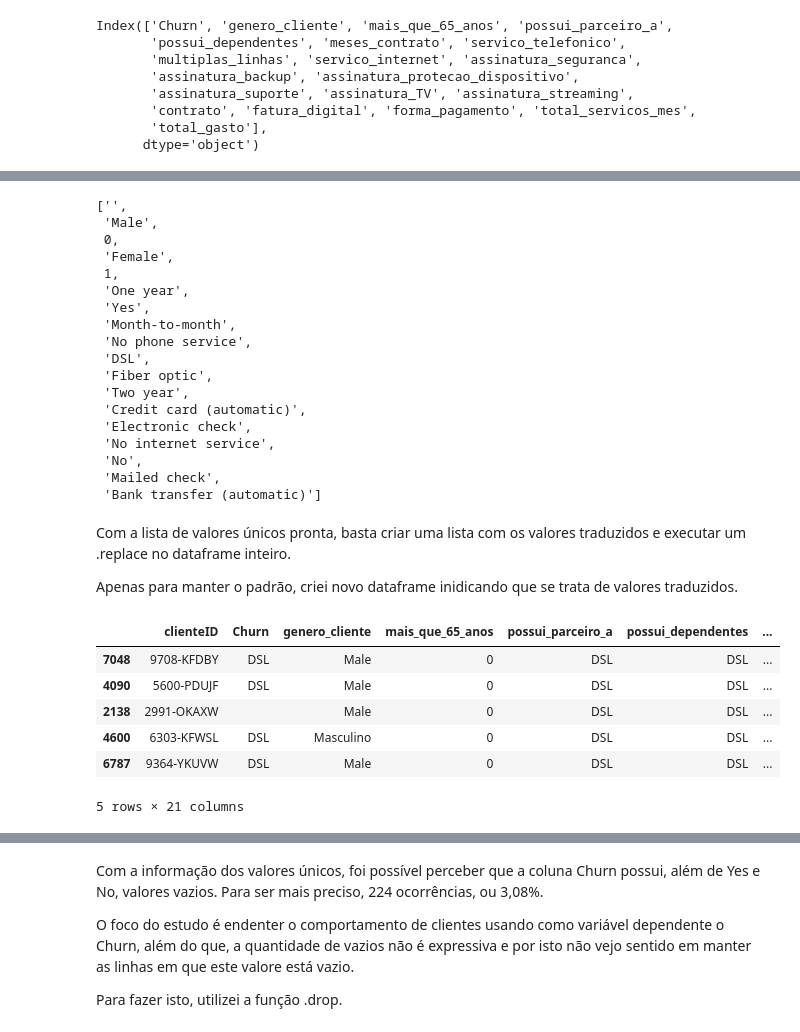
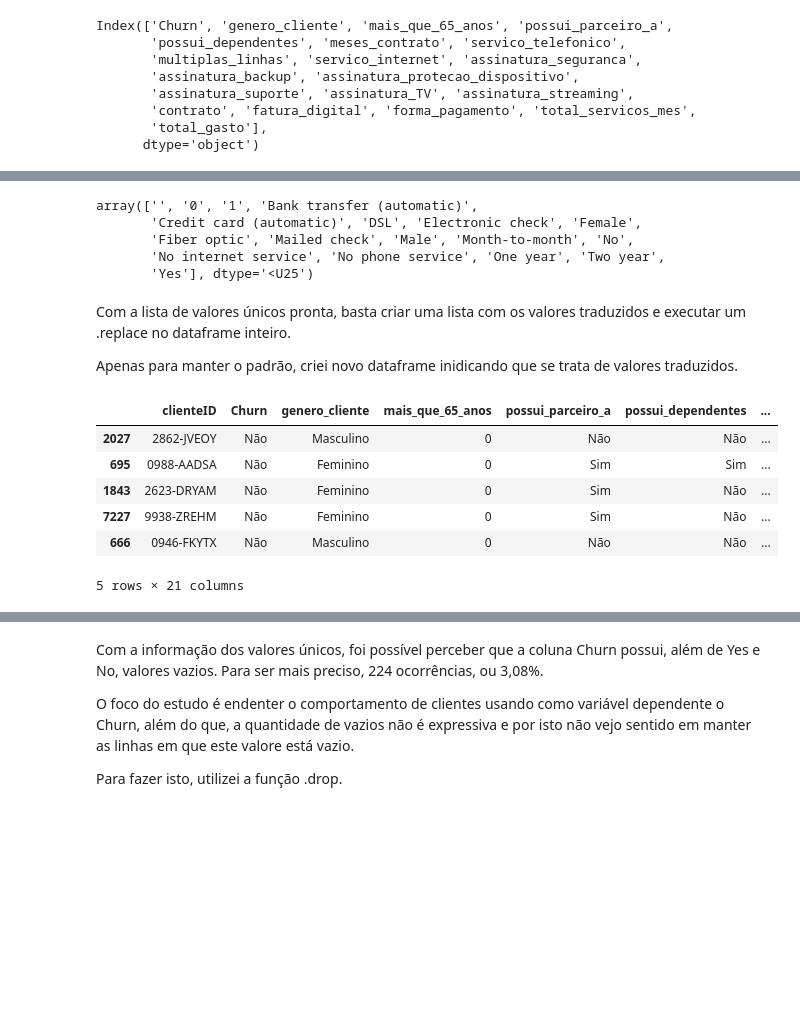
Before and after one commit to thiagocunha88/DataScience-Challenge_DS_Alura, a Jupyter notebook: Challenge_Alura_DS.ipynb, the cells around one changed output, grey strips where cells are left out. Saved outputs shown, nothing was run; the diff lists cells and outputs as text; code cells hidden in the pictures; blank space fills up the shorter version.

Commit message:
Corrigindo tradução, colocando tabela_valores_unicos em ordem

```diff
--- a/Challenge_Alura_DS.ipynb
+++ b/Challenge_Alura_DS.ipynb
@@ -180,19 +180,19 @@ Index(['Churn', 'genero_cliente', 'mais_que_65_anos', 'possui_parceiro_a',
        'total_gasto'],
       dtype='object')
 # %%
-def valores_unicos():
+def valores_unicos(df):
     lista_valores_unicos = []
-    for coluna in df_base.loc[:,'Churn':].columns:
-        if len(df_base[f'{coluna}'].unique()) > 5:
+    for coluna in df.loc[:,'Churn':].columns:
+        if len(df[f'{coluna}'].unique()) > 5:
             print(f'{coluna} contém muitos valores únicos, analisar com maior detalhamento.')
         else:
-            valores = df_base[f'{coluna}'].unique()
+            valores = df[f'{coluna}'].unique()
             lista_valores_unicos.extend(list(valores))
             print(f'{coluna}: ' + str(valores))
     lista_valores_unicos = list(set(lista_valores_unicos))
     return lista_valores_unicos
 # %%
-lista_valores_unicos = valores_unicos()
+lista_valores_unicos = valores_unicos(df_base)
 # %% [output]
 Churn: ['No' 'Yes' '']
 genero_cliente: ['Female' 'Male']
@@ -211,57 +211,45 @@ forma_pagamento: ['Mailed check' 'Electronic check' 'Credit card (automatic)'
  'Bank transfer (automatic)']
 total_servicos_mes contém muitos valores únicos, analisar com maior detalhamento.
 total_gasto contém muitos valores únicos, analisar com maior detalhamento.
-# %%
-lista_valores_unicos
-# %% [output]
-['',
- 'Male',
- 0,
- 'Female',
- 1,
- 'One year',
- 'Yes',
- 'Month-to-month',
- 'No phone service',
- 'DSL',
- 'Fiber optic',
- 'Two year',
- 'Credit card (automatic)',
- 'Electronic check',
- 'No internet service',
- 'No',
- 'Mailed check',
- 'Bank transfer (automatic)']
+# %%
+lista_valores_unicos = np.sort(lista_valores_unicos)
+lista_valores_unicos
+# %% [output]
+array(['', '0', '1', 'Bank transfer (automatic)',
+       'Credit card (automatic)', 'DSL', 'Electronic check', 'Female',
+       'Fiber optic', 'Mailed check', 'Male', 'Month-to-month', 'No',
+       'No internet service', 'No phone service', 'One year', 'Two year',
+       'Yes'], dtype='<U25')
 # %% [markdown]
 Com a lista de valores únicos pronta, basta criar uma lista com os valores traduzidos e executar um .replace no dataframe inteiro.
 
 Apenas para manter o padrão, criei novo dataframe inidicando que se trata de valores traduzidos.
 # %%
 lista_valores_unicos_traduzidos = [
-                                   'Masculino',
-                                   'Sem serviço telefônico',
-                                   'Fibra ótica',
-                                   'Feminino',
-                                   'Sim',
-                                   'Não',
-                                   'Um ano',
-                                   'Cheque eletrônico',
                                    'Transferência bancária (automática)',
-                                   'Sem serviço de internet',
-                                   'Dois anos',
                                    'Cartão de crédito (automático)',
                                    'DSL',
+                                   'Cheque eletrônico',
+                                   'Feminino',
+                                   'Fibra ótica',
+                                   'Cheque por correio',
+                                   'Masculino',
                                    'Mês a mês',
-                                   'Cheque por correio'
+                                   'Não',
+                                   'Sem serviço de internet',
+                                   'Sem serviço telefônico',
+                                   'Um ano',
+                                   'Dois anos',
+                                   'Sim'
                                    ]
 
 df_base_traduzido = df_base.replace(lista_valores_unicos[3:], lista_valores_unicos_traduzidos)
 df_base_traduzido.sample(5)
 # %% [output]
 |  | clienteID | Churn | genero_cliente | mais_que_65_anos | possui_parceiro_a | possui_dependentes | ... |
-| 7048 | 9708-KFDBY | DSL | Male | 0 | DSL | DSL | ... |
-| 4090 | 5600-PDUJF | DSL | Male | 0 | DSL | DSL | ... |
-| 2138 | 2991-OKAXW |  | Male | 0 | DSL | DSL | ... |
-| 4600 | 6303-KFWSL | DSL | Masculino | 0 | DSL | DSL | ... |
-| 6787 | 9364-YKUVW | DSL | Male | 0 | DSL | DSL | ... |
+| 2027 | 2862-JVEOY | Não | Masculino | 0 | Não | Não | ... |
+| 695 | 0988-AADSA | Não | Feminino | 0 | Sim | Sim | ... |
+| 1843 | 2623-DRYAM | Não | Feminino | 0 | Sim | Não | ... |
+| 7227 | 9938-ZREHM | Não | Feminino | 0 | Sim | Não | ... |
+| 666 | 0946-FKYTX | Não | Masculino | 0 | Não | Não | ... |
 5 rows × 21 columns
```
Also changed, not shown: parts of 3 cells of this notebook.
